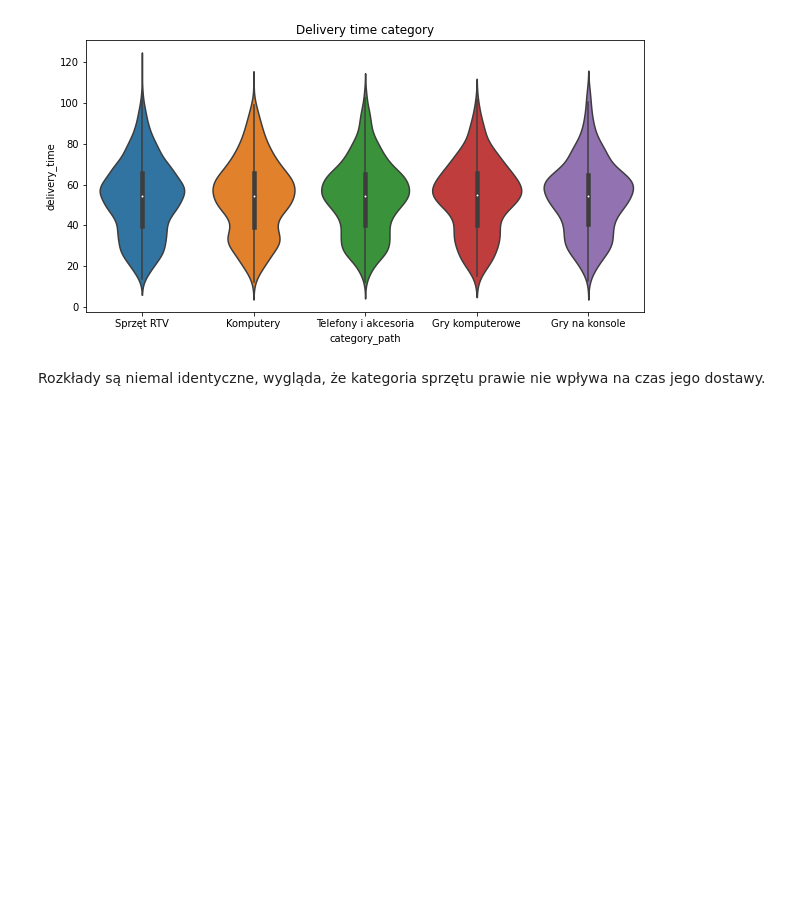
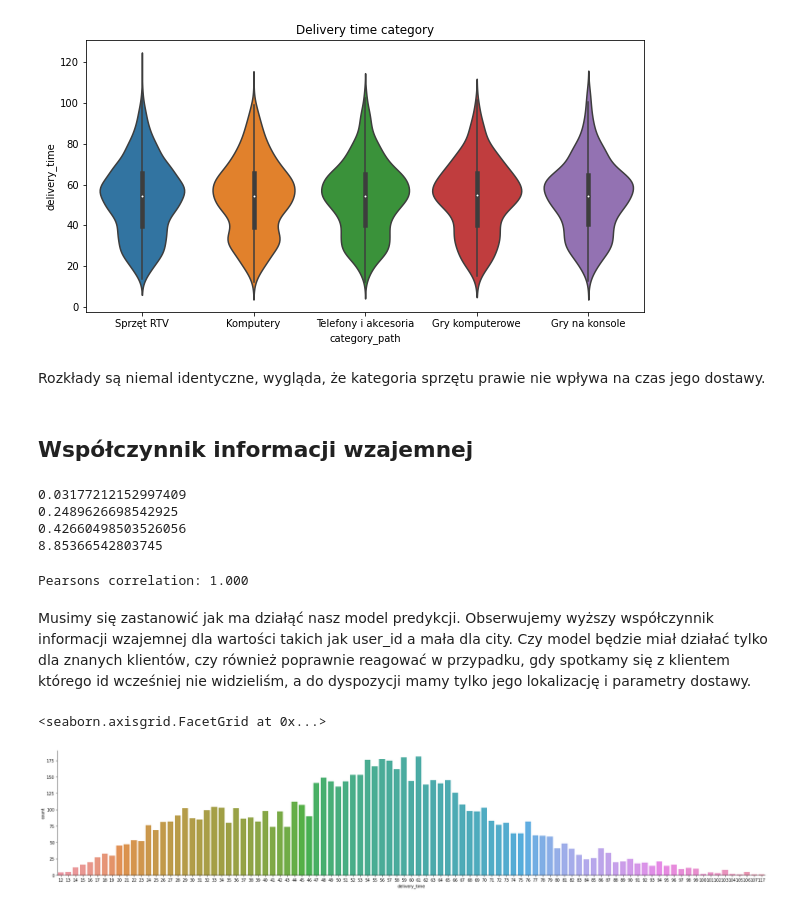
Before and after one commit to jakubZiel/AI-Engineering, a Jupyter notebook: notebooks/data_analysis.ipynb, the cells around one changed output. Saved outputs shown, nothing was run; the diff lists cells and outputs as text; code cells hidden in the pictures; blank space fills up the shorter version.

```diff
--- a/notebooks/data_analysis.ipynb
+++ b/notebooks/data_analysis.ipynb
@@ -656,3 +662,48 @@ Text(0.5, 1.0, 'Delivery time category')
 [figure]
 # %% [markdown]
 Rozkłady są niemal identyczne, wygląda, że kategoria sprzętu prawie nie wpływa na czas jego dostawy.
+# %% [markdown]
+## Współczynnik informacji wzajemnej
+# %%
+from sklearn import metrics
+
+def castInt(delivery_time):
+    return int(delivery_time)
+
+aggregatedDF_delivery_time_int = aggregatedDF['delivery_time'].apply(castInt)
+
+aggregatedDF['delivery_time'] = aggregatedDF_delivery_time_int
+
+aggregatedDF.head(n=2)
+
+print(metrics.mutual_info_score(aggregatedDF['delivery_time'], aggregatedDF['delivery_company']))
+print(metrics.mutual_info_score(aggregatedDF['delivery_time'], aggregatedDF['week_day']))
+print(metrics.mutual_info_score(aggregatedDF['delivery_time'], aggregatedDF['city']))
+
+arg = [i for i in range(7000)]
+val = [i for i in range(7000)]
+
+print(metrics.mutual_info_score(arg, val))
+# %% [output]
+0.03177212152997409
+0.2489626698542925
+0.42660498503526056
+8.85366542803745
+# %%
+from scipy.stats import pearsonr
+corr, _ = pearsonr(arg, val)
+
+print('Pearsons correlation: %.3f' % corr)
+# %% [output]
+Pearsons correlation: 1.000
+# %% [markdown]
+Musimy się zastanowić jak ma działąć nasz model predykcji.
+Obserwujemy wyższy współczynnik informacji wzajemnej dla wartości takich jak
+user_id a mała dla city. Czy model będzie miał działać tylko dla znanych klientów,
+czy również poprawnie reagować w przypadku, gdy spotkamy się z klientem którego id wcześniej
+nie widzieliśm, a do dyspozycji mamy tylko jego lokalizację i parametry dostawy.
+# %%
+sbn.catplot(data=aggregatedDF, x='delivery_time', kind='count', aspect= 5)
+# %% [output]
+<seaborn.axisgrid.FacetGrid at 0x...>
+[figure, added]
```
Also changed, not shown: parts of 3 cells of this notebook, 1 other file.
